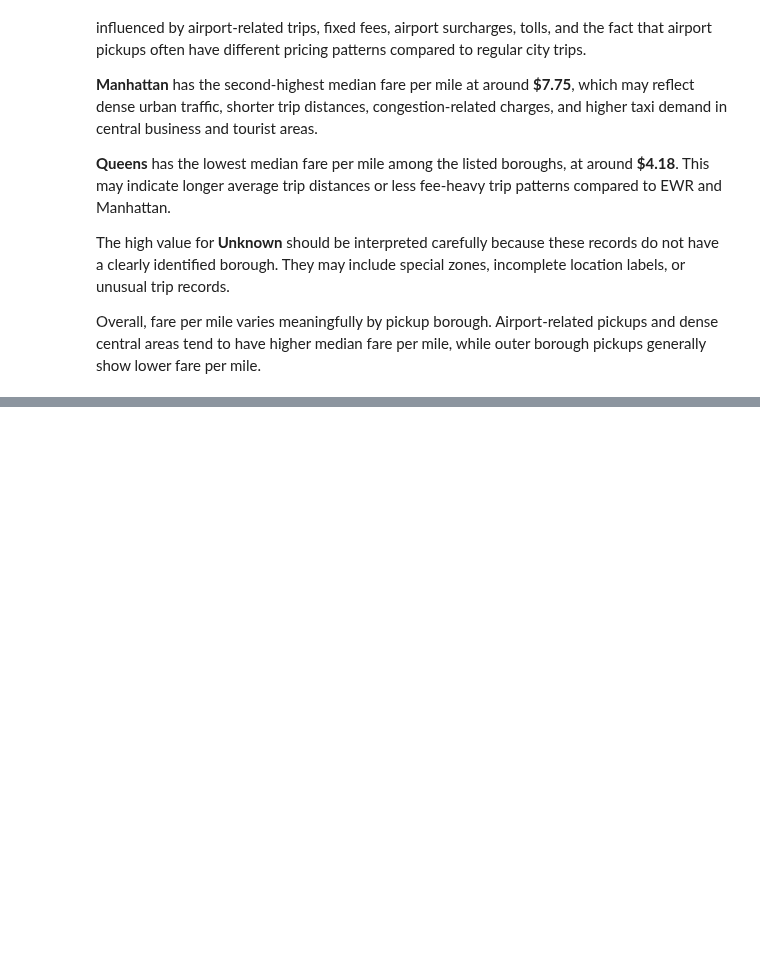
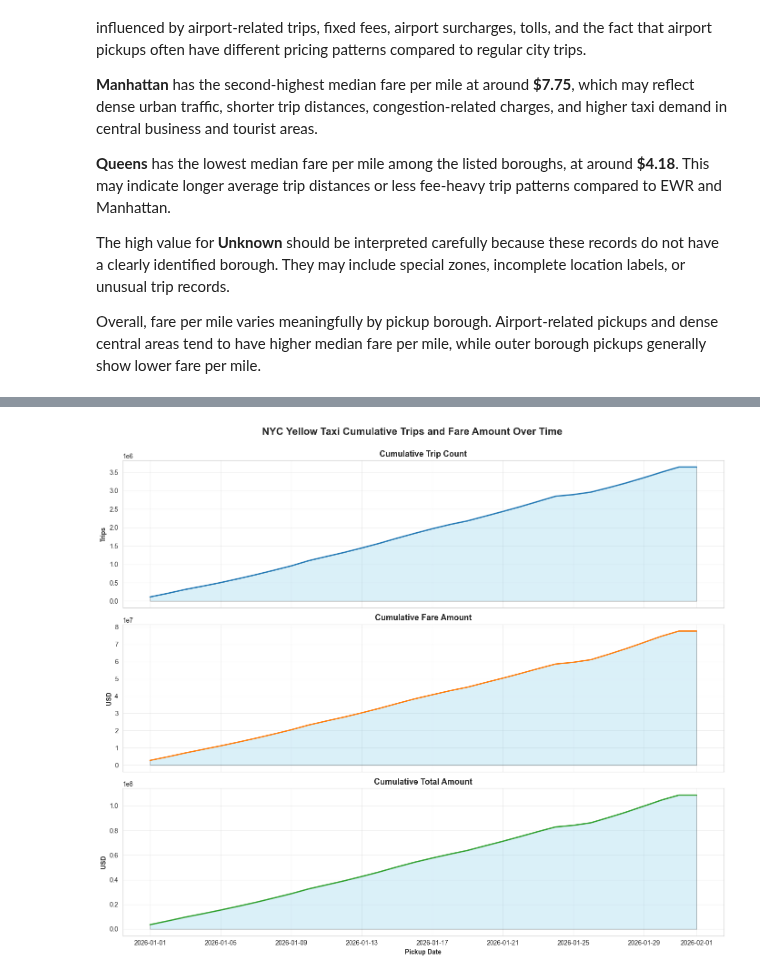
Before and after one commit to fathirrizkifadillah/NYC-Yellow-Taxi-Trip-Analysis, a Jupyter notebook: main.ipynb, the cells around one changed output, grey strips where cells are left out. Drawn from its saved outputs; the diff is of its cells as text; code cells hidden in the pictures; blank space fills up the shorter version.

Commit message:
3.8 NYC Yellow Taxi Cumulative Trips and Fare Amount Over Time

```diff
--- a/main.ipynb
+++ b/main.ipynb
@@ -990,0 +993,20 @@ Overall, fare per mile varies meaningfully by pickup borough. Airport-related pi
+# %%
+df_eda["pickup_date"] = pd.to_datetime(df_eda["pickup_date"])
+
+daily_fare = (
+    df_eda[df_eda['pickup_date'] > '2025-12-31']
+    .groupby('pickup_date')
+    .agg(
+        daily_trip_count=("pickup_date", "size"),
+        daily_fare_amount=("fare_amount", "sum"),
+        daily_total_amount=("total_amount", "sum")
+    )
+    .reset_index()
+    .sort_values("pickup_date")
+)
+
+daily_fare['cumulative_trip_count'] = daily_fare['daily_trip_count'].cumsum()
+daily_fare['cumulative_fare_amount'] = daily_fare['daily_fare_amount'].cumsum()
+daily_fare['cumulative_total_amount'] = daily_fare['daily_total_amount'].cumsum()
+
+daily_fare.head()
@@ -990,0 +1020,44 @@ Overall, fare per mile varies meaningfully by pickup borough. Airport-related pi
+# %%
+fig, axes = plt.subplots(3, 1, figsize=(14, 12), sharex=True)
+
+plots = [
+    ("cumulative_trip_count", "Cumulative Trip Count", "Trips", "#1f77b4"),
+    ("cumulative_fare_amount", "Cumulative Fare Amount", "USD", "#ff7f0e"),
+    ("cumulative_total_amount", "Cumulative Total Amount", "USD", "#2ca02c")
+]
+
+for ax, (col, title, ylabel, color) in zip(axes, plots):
+    ax.plot(
+        daily_fare["pickup_date"],
+        daily_fare[col],
+        linewidth=2,
+        color=color
+    )
+
+    ax.fill_between(daily_fare['pickup_date'],
+                    daily_fare[col].values,
+                    alpha=0.3, color='skyblue', edgecolor='black')
+
+    ax.set_title(title, fontsize=13, fontweight="bold")
+    ax.set_ylabel(ylabel, fontweight="bold")
+    ax.grid(True, alpha=0.3)
+
+fig.suptitle(
+    "NYC Yellow Taxi Cumulative Trips and Fare Amount Over Time",
+    fontsize=16,
+    fontweight="bold"
+)
+
+plt.xlabel("Pickup Date", fontweight="bold")
+plt.tight_layout()
+fig.subplots_adjust(top=0.92)
+
+filepath = os.path.join(
+    "img",
+    "NYC_Yellow_Taxi_Cumulative_Trips_and_Fare_Amount_Over_Time.png"
+)
+
+plt.savefig(filepath, dpi=300, bbox_inches="tight", facecolor="white")
+plt.show()
+# %% [output]
+[figure, added]
```
Also changed, not shown: parts of 2 cells of this notebook, 1 other file.
